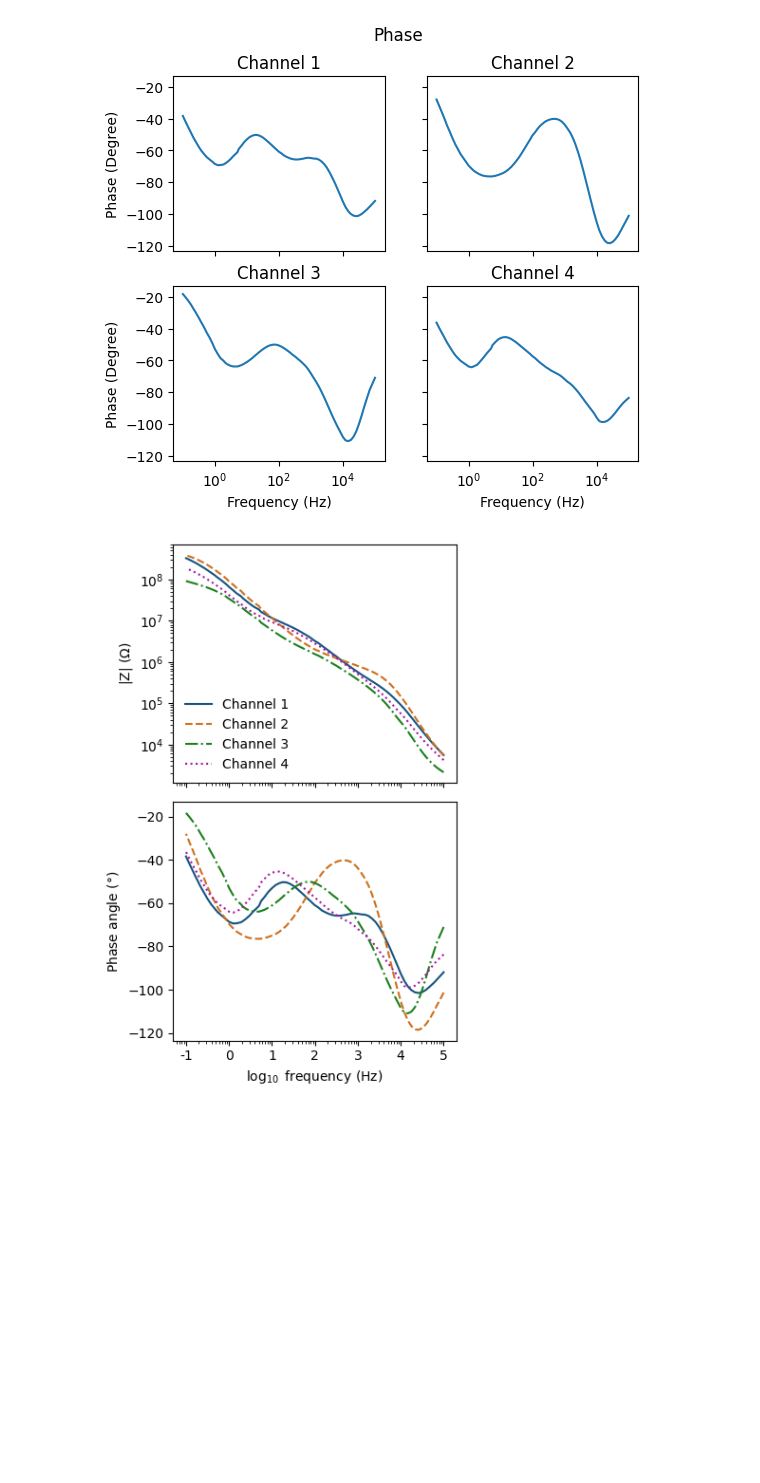
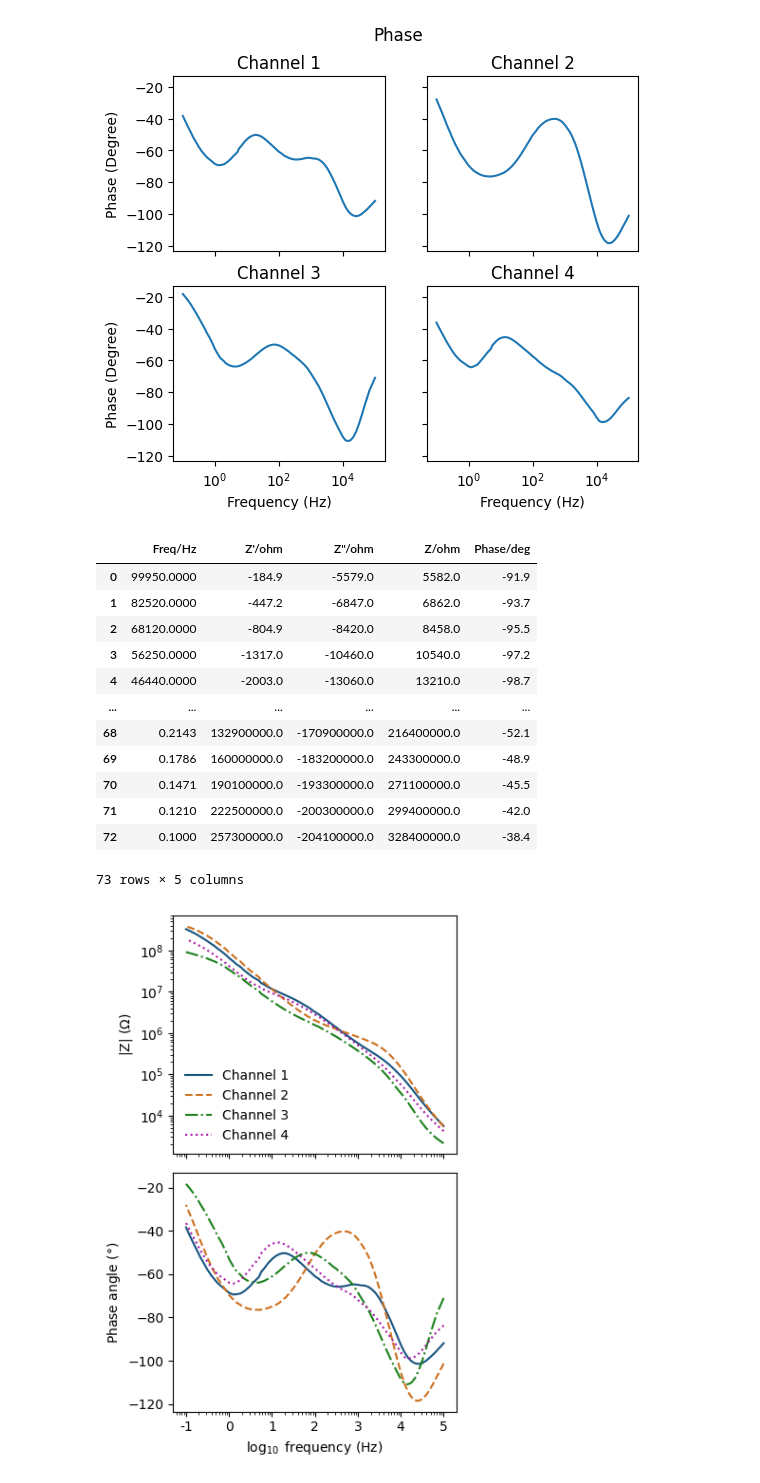
Before and after one commit to mohammadmundiwala/Flexible-Electronics, a Jupyter notebook: lab-1/data_analysis.ipynb, the cells around one changed output. Drawn from its saved outputs; the diff is of its cells as text; code cells hidden in the pictures; blank space fills up the shorter version.

```diff
--- a/lab-1/data_analysis.ipynb
+++ b/lab-1/data_analysis.ipynb
@@ -63,6 +63,22 @@ fig.suptitle('Phase', fontsize=12)
 plt.show()
 # %% [output]
 [figure]
+# %%
+eis_c1
+# %% [output]
+|  | Freq/Hz | Z'/ohm | Z"/ohm | Z/ohm | Phase/deg |
+| 0 | 99950.0000 | -184.9 | -5579.0 | 5582.0 | -91.9 |
+| 1 | 82520.0000 | -447.2 | -6847.0 | 6862.0 | -93.7 |
+| 2 | 68120.0000 | -804.9 | -8420.0 | 8458.0 | -95.5 |
+| 3 | 56250.0000 | -1317.0 | -10460.0 | 10540.0 | -97.2 |
+| 4 | 46440.0000 | -2003.0 | -13060.0 | 13210.0 | -98.7 |
+| ... | ... | ... | ... | ... | ... |
+| 68 | 0.2143 | 132900000.0 | -170900000.0 | 216400000.0 | -52.1 |
+| 69 | 0.1786 | 160000000.0 | -183200000.0 | 243300000.0 | -48.9 |
+| 70 | 0.1471 | 190100000.0 | -193300000.0 | 271100000.0 | -45.5 |
+| 71 | 0.1210 | 222500000.0 | -200300000.0 | 299400000.0 | -42.0 |
+| 72 | 0.1000 | 257300000.0 | -204100000.0 | 328400000.0 | -38.4 |
+73 rows × 5 columns
 # %%
 fig, axs = plt.subplots(2, 1, figsize=(4, 6), sharex=True)
 colors = ["#175480", "#ce701e", "#1b811b", "#a716a7"]
```
Also changed, not shown: parts of 2 cells of this notebook, 1 other file.
